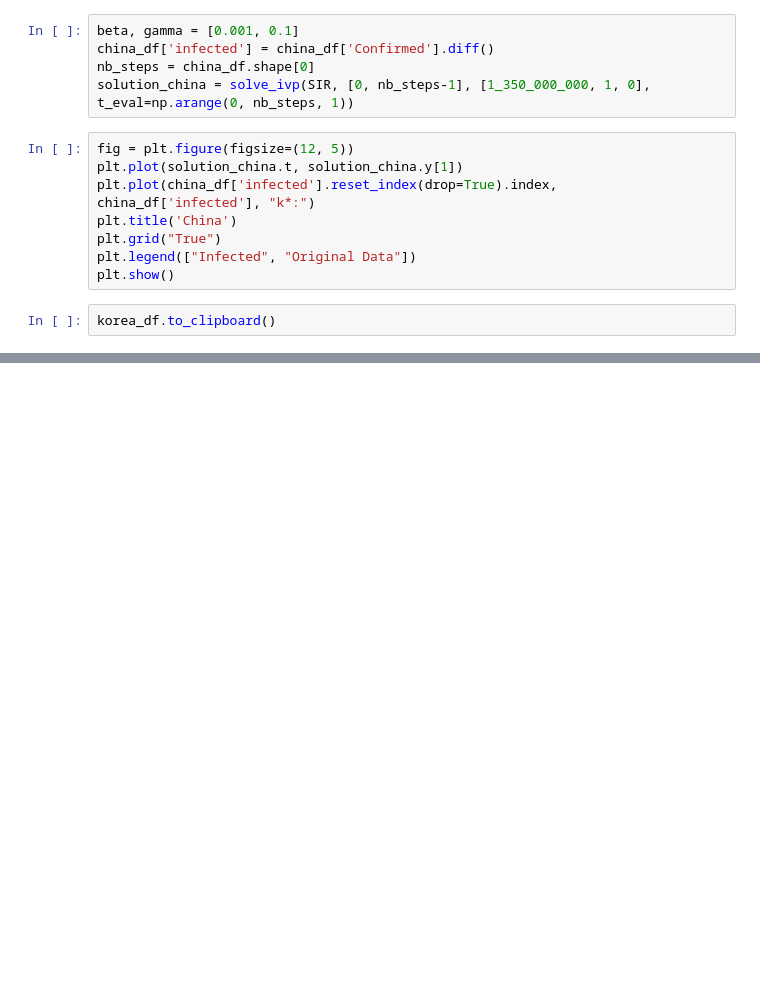
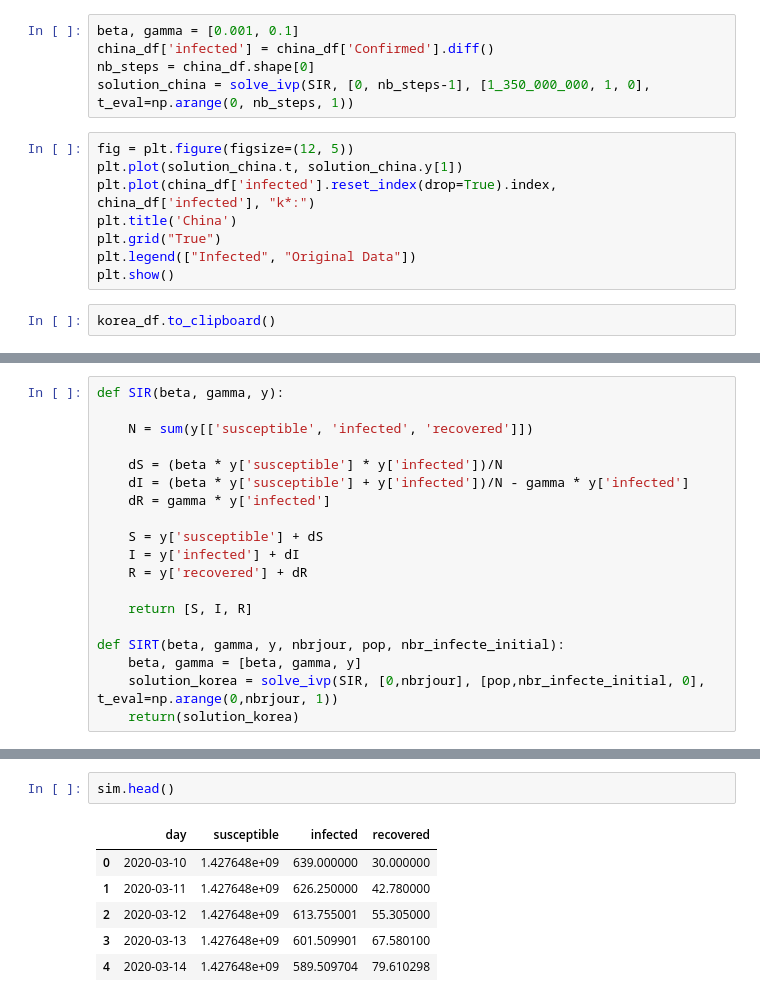
Before and after one commit to coolkat64/corona_beaujouan_bartoli, a Jupyter notebook: notebooks/modelisation.ipynb, the cells around one changed output, grey strips where cells are left out. Saved outputs shown, nothing was run; the diff lists cells and outputs as text; blank space fills up the shorter version.

```diff
--- a/notebooks/modelisation.ipynb
+++ b/notebooks/modelisation.ipynb
@@ -329,0 +340,19 @@ korea_df.to_clipboard()
+# %%
+def SIR(beta, gamma, y):
+
+    N = sum(y[['susceptible', 'infected', 'recovered']])
+
+    dS = (beta * y['susceptible'] * y['infected'])/N
+    dI = (beta * y['susceptible'] + y['infected'])/N - gamma * y['infected']
+    dR = gamma * y['infected']
+
+    S = y['susceptible'] + dS
+    I = y['infected'] + dI
+    R = y['recovered'] + dR
+
+    return [S, I, R]
+
+def SIRT(beta, gamma, y, nbrjour, pop, nbr_infecte_initial):
+    beta, gamma = [beta, gamma, y]
+    solution_korea = solve_ivp(SIR, [0,nbrjour], [pop,nbr_infecte_initial, 0], t_eval=np.arange(0,nbrjour, 1))
+    return(solution_korea)
@@ -329,0 +387,9 @@ korea_df.to_clipboard()
+# %%
+sim.head()
+# %% [output]
+|  | day | susceptible | infected | recovered |
+| 0 | 2020-03-10 | 1.427648e+09 | 639.000000 | 30.000000 |
+| 1 | 2020-03-11 | 1.427648e+09 | 626.250000 | 42.780000 |
+| 2 | 2020-03-12 | 1.427648e+09 | 613.755001 | 55.305000 |
+| 3 | 2020-03-13 | 1.427648e+09 | 601.509901 | 67.580100 |
+| 4 | 2020-03-14 | 1.427648e+09 | 589.509704 | 79.610298 |
```
Also changed, not shown: parts of 4 cells of this notebook, 9 other files.
